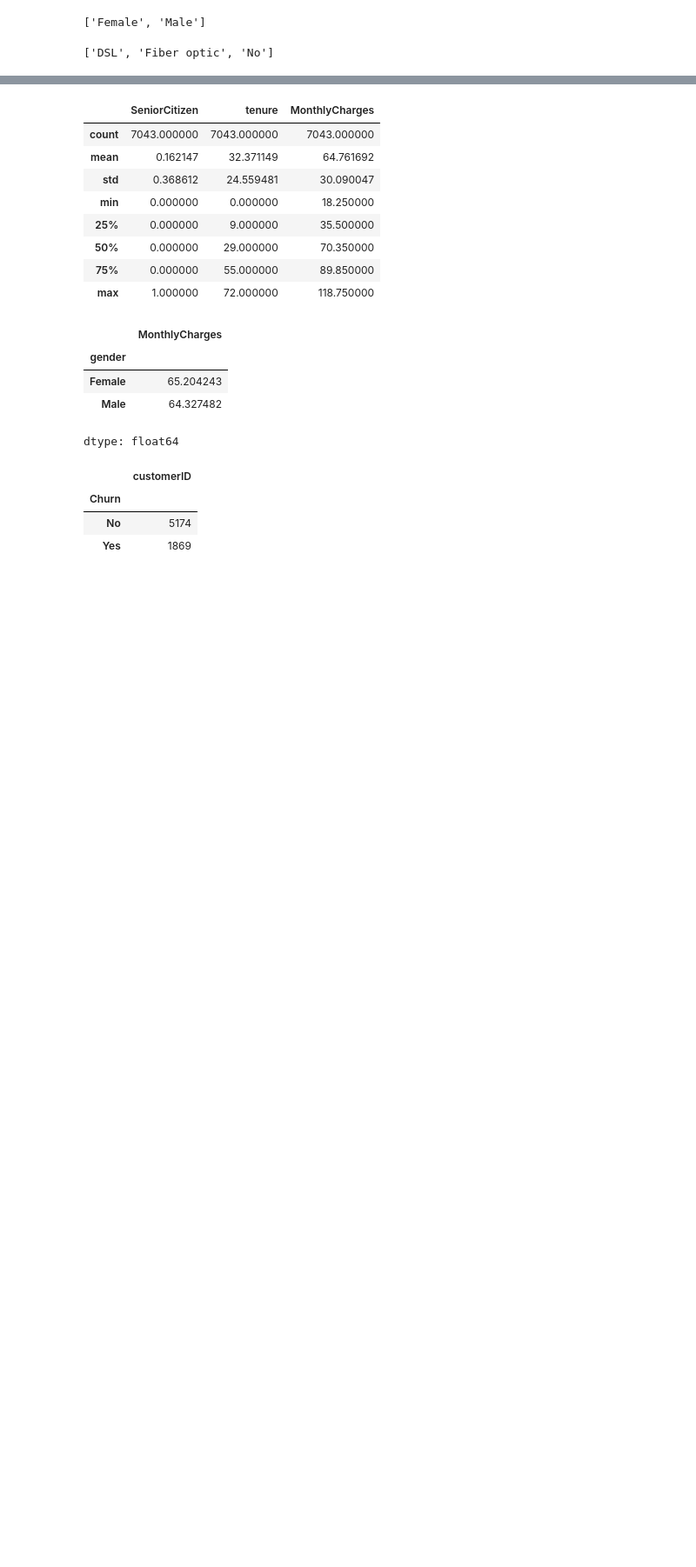
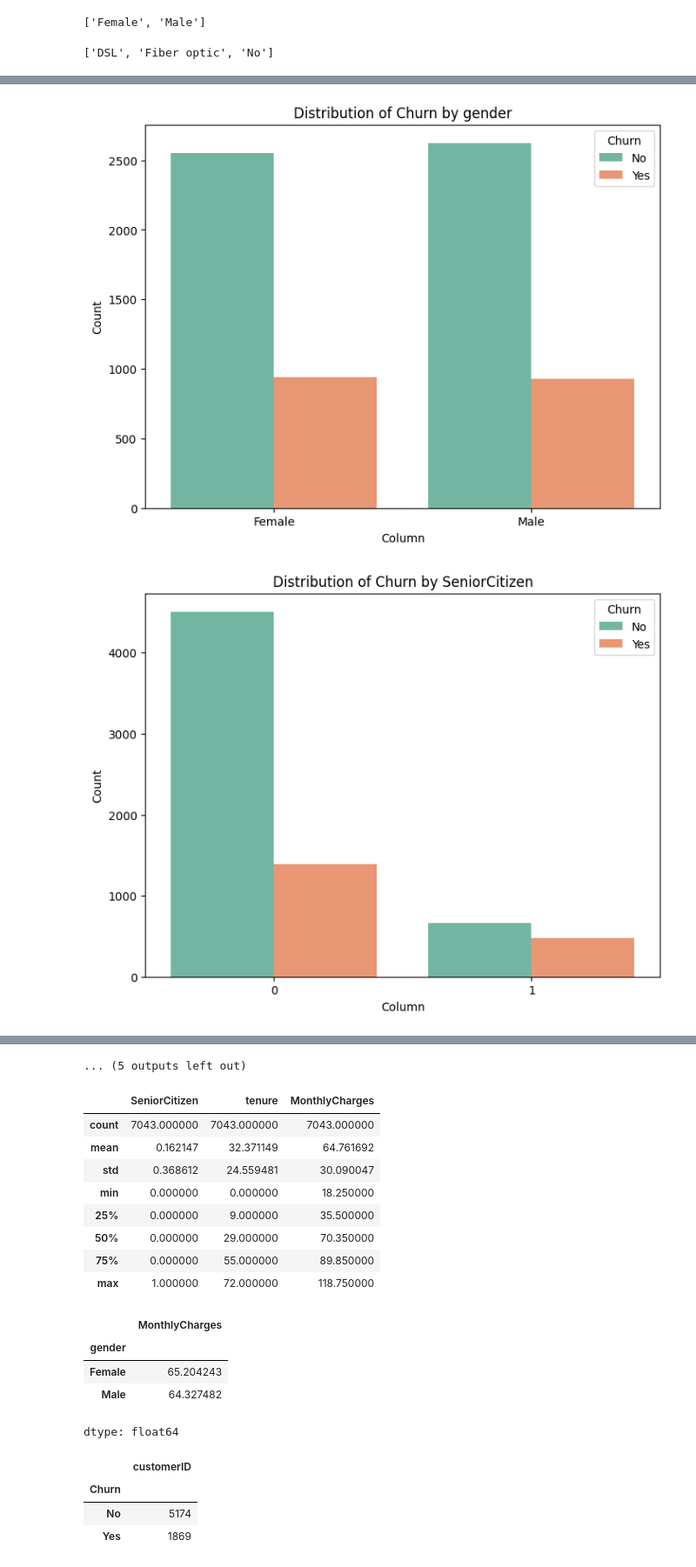
Before and after one commit to SeyedRumaiz/customer-telco-churn, a Jupyter notebook: notebook/CM2604 - CW.ipynb, the cells around one changed output, grey strips where cells are left out. Shown at 87% size. Drawn from its saved outputs; the diff is of its cells as text; code cells hidden in the pictures; blank space fills up the shorter version.

```diff
--- a/notebook/CM2604 - CW.ipynb
+++ b/notebook/CM2604 - CW.ipynb
@@ -75,0 +104,21 @@ list(df['InternetService'].unique())
+# %%
+# Get all categorical columns
+categorical_columns = ['gender', 'SeniorCitizen', 'Partner', 'Dependents',
+                       'tenure', 'PhoneService', 'MultipleLines', 'InternetService',
+                       'OnlineSecurity', 'OnlineBackup', 'DeviceProtection', 'TechSupport',
+                       'StreamingTV', 'StreamingMovies', 'Contract', 'PaperlessBilling',
+                       'PaymentMethod']
+
+
+
+  # Visualizing the categoical columns with their counts
+for column in categorical_columns:
+  plt.figure(figsize=(8, 6))
+  sns.countplot(data=df, x=column, hue='Churn', palette='Set2')
+  plt.title(f"Distribution of Churn by {column}")
+  plt.xlabel("Column")
+  plt.ylabel("Count")
+  plt.show()
+# %% [output]
+[figure, added]
+[figure, added]
@@ -76,3 +135,4 @@ list(df['InternetService'].unique())
+... (5 outputs left out)
 # %%
 df.describe()
 # %% [output]
```
Also changed, not shown: parts of 18 cells of this notebook.
